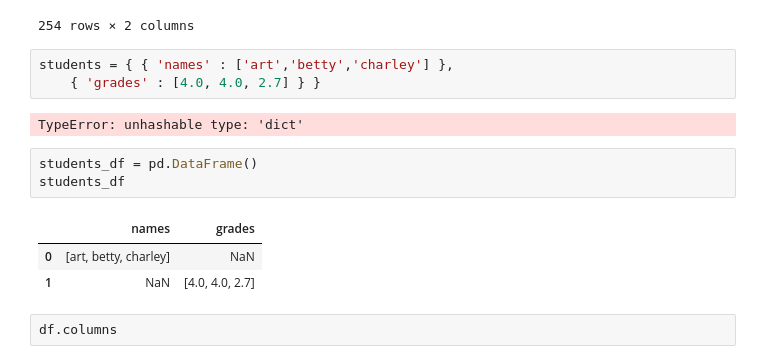
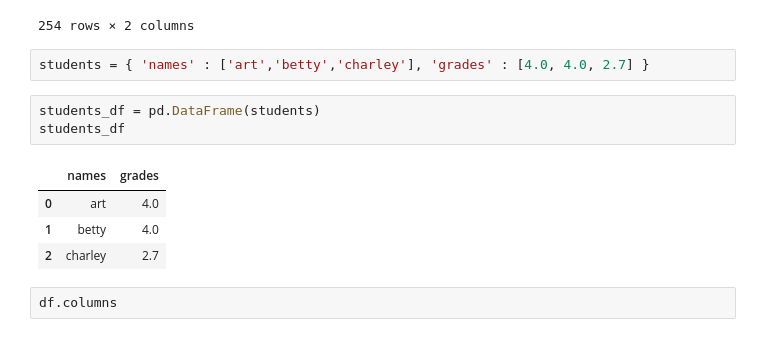
Before and after one commit to ist256/spring2021, a Jupyter notebook: lessons/12-Pandas/LargeGroup.ipynb, the cells around one changed output. Saved outputs shown, nothing was run; the diff lists cells and outputs as text.

```diff
--- a/lessons/12-Pandas/LargeGroup.ipynb
+++ b/lessons/12-Pandas/LargeGroup.ipynb
@@ -31,17 +31,15 @@ df
 | 253 | Yuengling Premium Beer | 135 |
 254 rows × 2 columns
 # %%
-students = { { 'names' : ['art','betty','charley'] },
-    { 'grades' : [4.0, 4.0, 2.7] } }
+students = { 'names' : ['art','betty','charley'], 'grades' : [4.0, 4.0, 2.7] }
-# %% [output]
-TypeError: unhashable type: 'dict'
 # %%
-students_df = pd.DataFrame()
+students_df = pd.DataFrame(students)
 students_df
 # %% [output]
 |  | names | grades |
-| 0 | [art, betty, charley] | NaN |
-| 1 | NaN | [4.0, 4.0, 2.7] |
+| 0 | art | 4.0 |
+| 1 | betty | 4.0 |
+| 2 | charley | 2.7 |
 # %%
 df.columns
 # %% [output]
```
Also changed, not shown: 2 other files.
